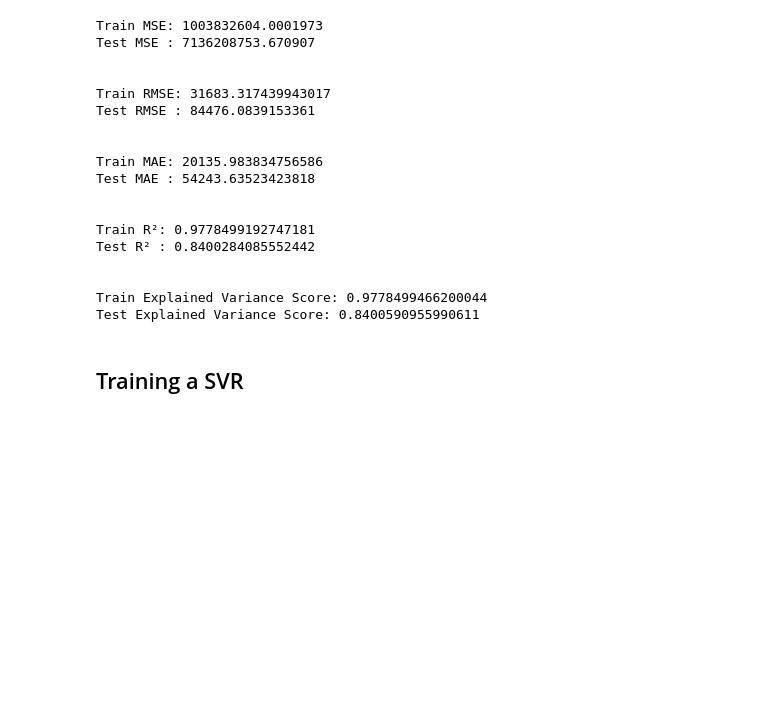
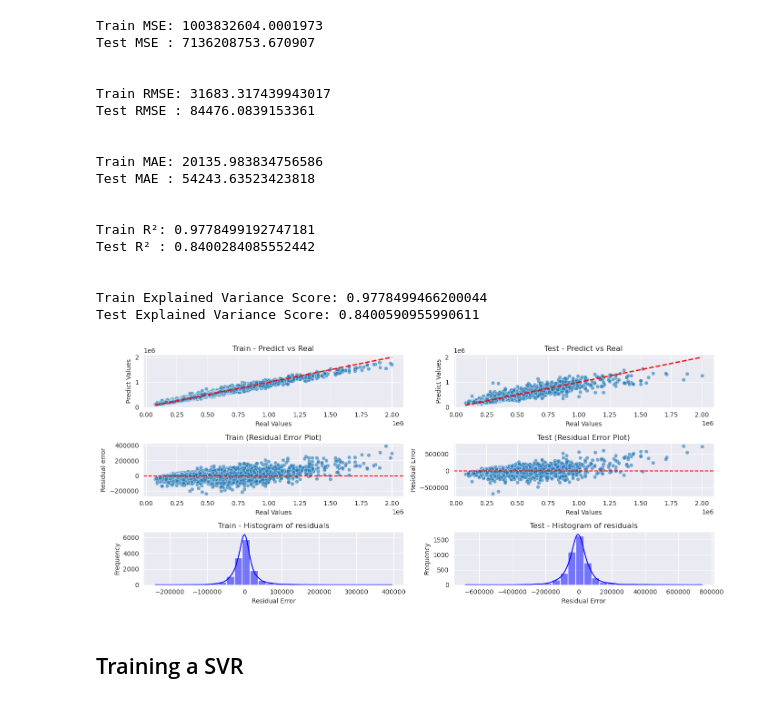
Before and after one commit to icleveston/sound-realty, a Jupyter notebook: src/model_improvement_analysis.ipynb, the cells around one changed output. Drawn from its saved outputs; the diff is of its cells as text; code cells hidden in the pictures; blank space fills up the shorter version.

```diff
--- a/src/model_improvement_analysis.ipynb
+++ b/src/model_improvement_analysis.ipynb
@@ -817,6 +801,10 @@ Test R² : 0.8400284085552442
 
 Train Explained Variance Score: 0.9778499466200044
 Test Explained Variance Score: 0.8400590955990611
+# %%
+plot_residuals(y_train, y_train_pred, _y_test, _y_pred)
+# %% [output]
+[figure, added]
 # %% [markdown]
 ## Training a SVR
 # %%
```
Also changed, not shown: parts of 3 cells of this notebook.
